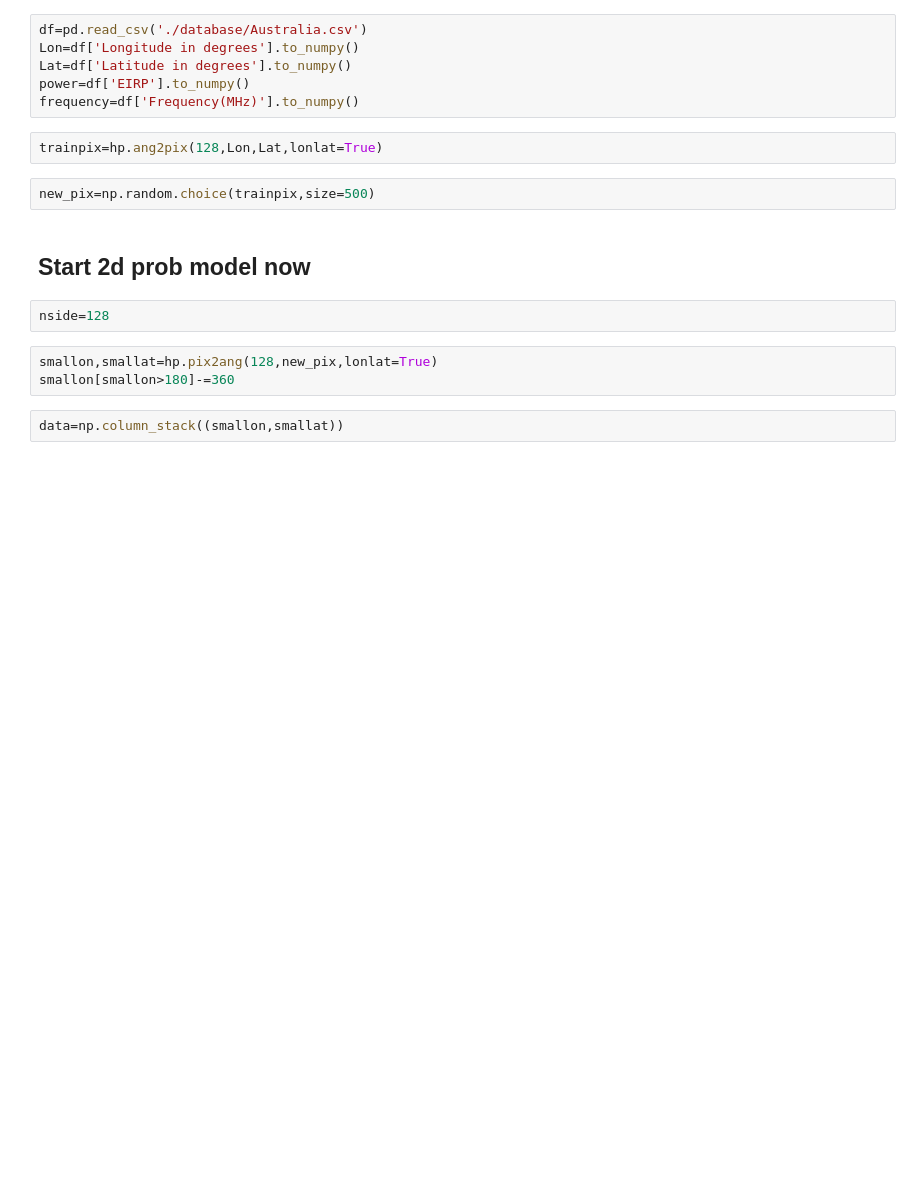
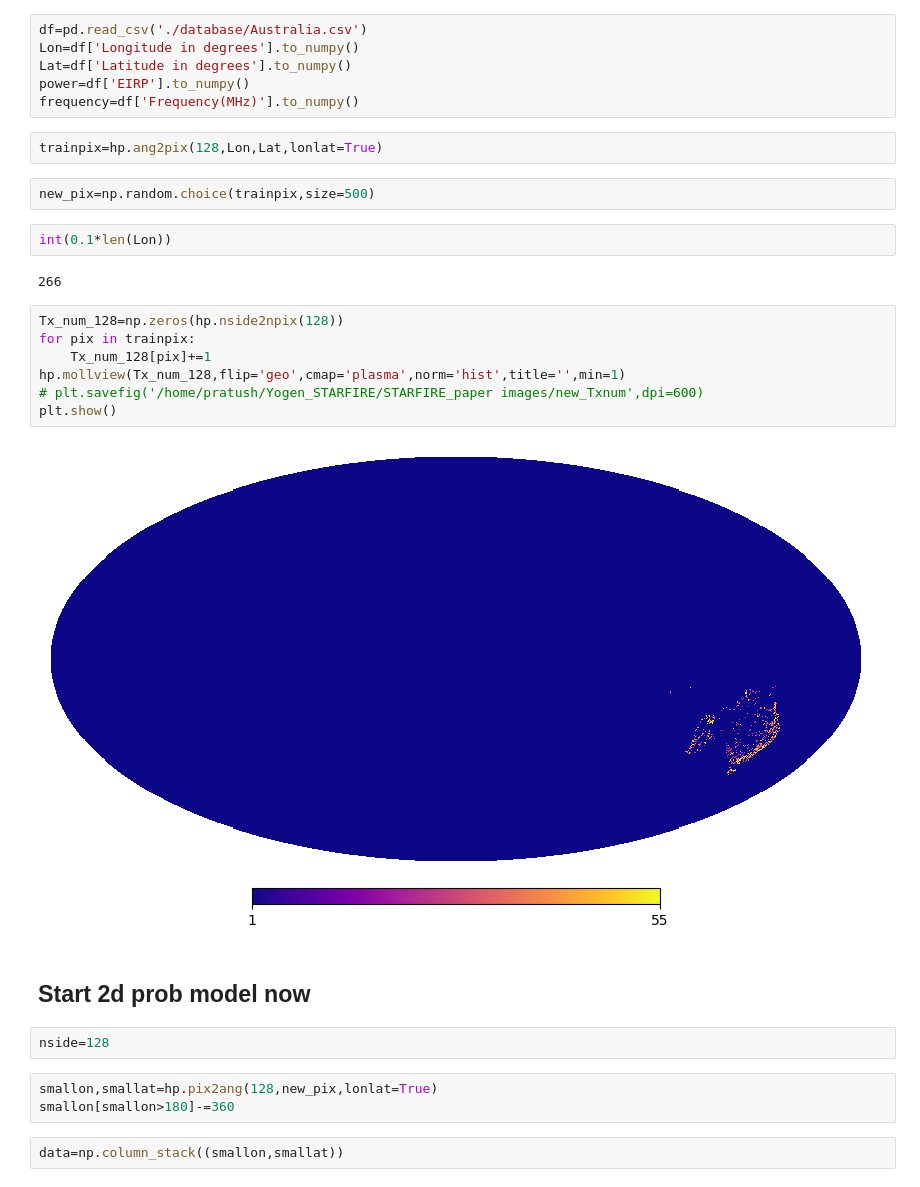
Before and after one commit to Bharatcs/rfi, a Jupyter notebook: Project/AUS_validate.ipynb, the cells around one changed output. Drawn from its saved outputs; the diff is of its cells as text; blank space fills up the shorter version.

```diff
--- a/Project/AUS_validate.ipynb
+++ b/Project/AUS_validate.ipynb
@@ -14,6 +15,19 @@ frequency=df['Frequency(MHz)'].to_numpy()
 trainpix=hp.ang2pix(128,Lon,Lat,lonlat=True)
 # %%
 new_pix=np.random.choice(trainpix,size=500)
+# %%
+int(0.1*len(Lon))
+# %% [output]
+266
+# %%
+Tx_num_128=np.zeros(hp.nside2npix(128))
+for pix in trainpix:
+    Tx_num_128[pix]+=1
+hp.mollview(Tx_num_128,flip='geo',cmap='plasma',norm='hist',title='',min=1)
+# plt.savefig('/home/pratush/Yogen_STARFIRE/STARFIRE_paper images/new_Txnum',dpi=600)
+plt.show()
+# %% [output]
+[figure, added]
 # %% [markdown]
 ## Start 2d prob model now
 # %%
```
Also changed, not shown: parts of 12 cells of this notebook, 1 other file.
